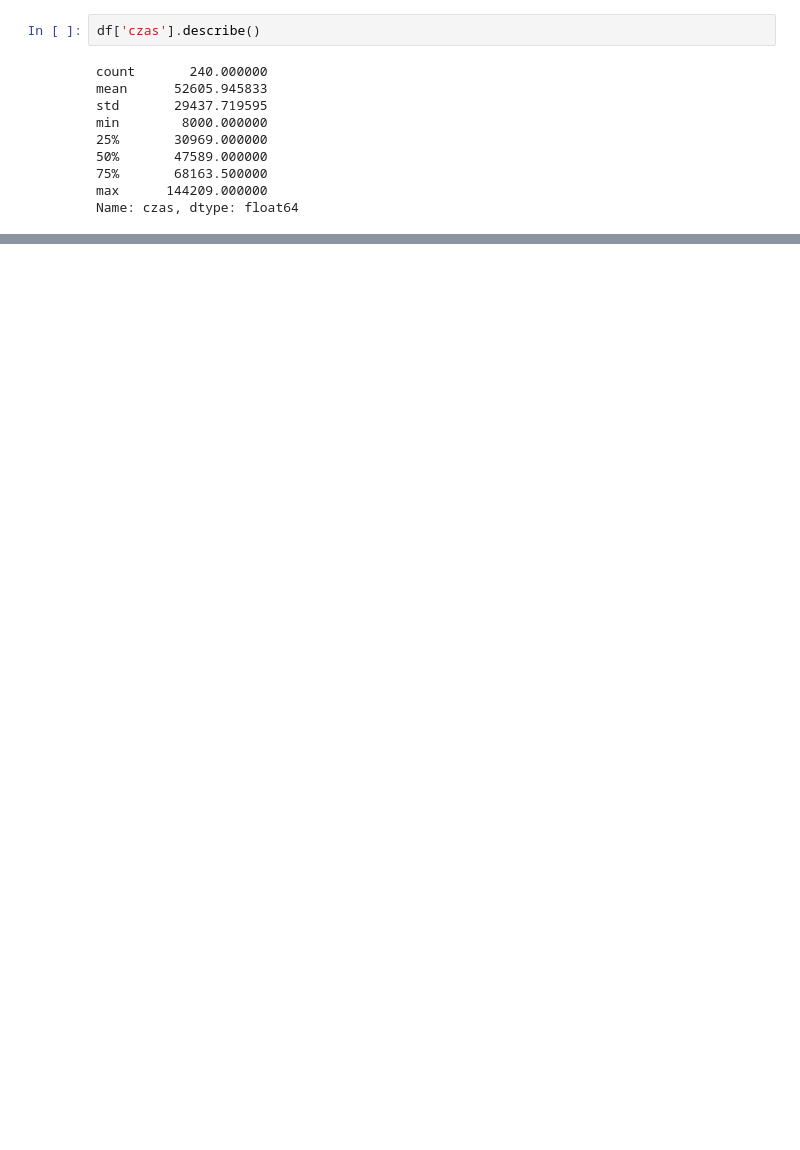
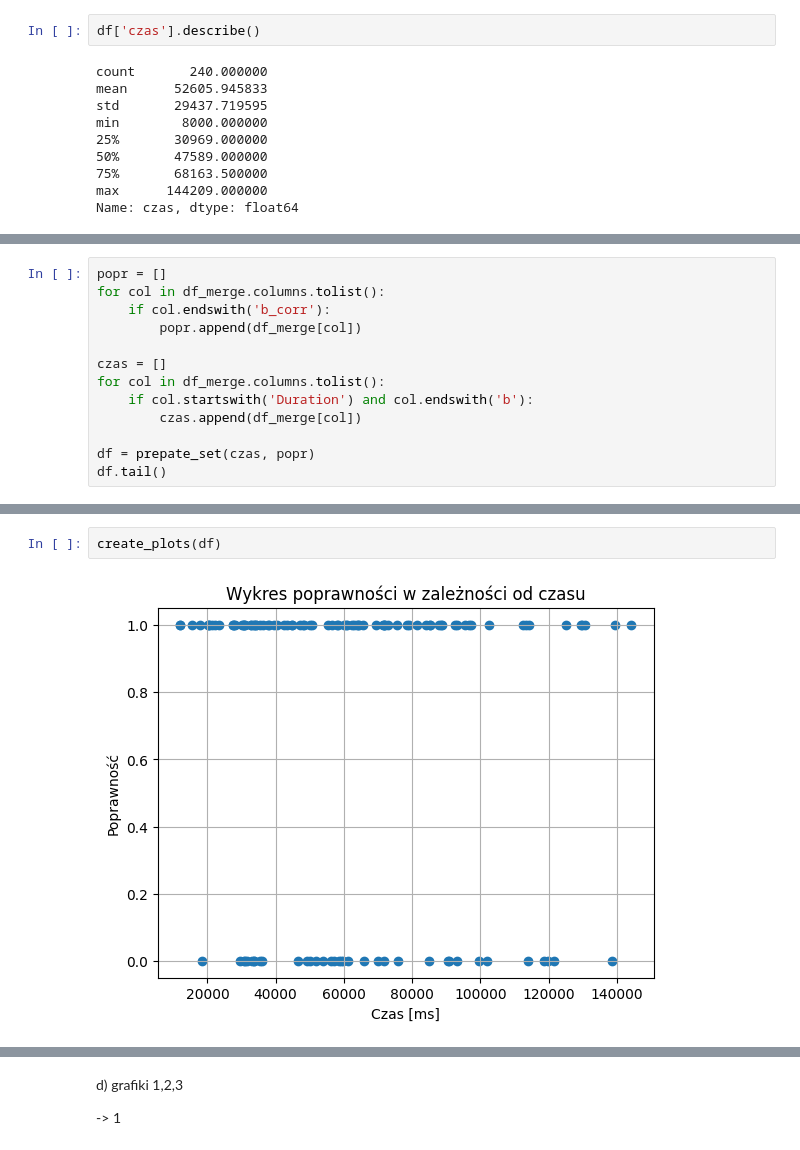
Before and after one commit to MartaSolarz/Master_thesis, a Jupyter notebook: statistical_tests/poprawnosc_vs_czas.ipynb, the cells around one changed output, grey strips where cells are left out. Cells and saved outputs as stored; diff of their text form; blank space fills up the shorter version.

```diff
--- a/statistical_tests/poprawnosc_vs_czas.ipynb
+++ b/statistical_tests/poprawnosc_vs_czas.ipynb
@@ -116,0 +242,13 @@ Name: czas, dtype: float64
+# %%
+popr = []
+for col in df_merge.columns.tolist():
+    if col.endswith('b_corr'):
+        popr.append(df_merge[col])
+
+czas = []
+for col in df_merge.columns.tolist():
+    if col.startswith('Duration') and col.endswith('b'):
+        czas.append(df_merge[col])
+
+df = prepate_set(czas, popr)
+df.tail()
@@ -116,0 +282,4 @@ Name: czas, dtype: float64
+# %%
+create_plots(df)
+# %% [output]
+[figure, added]
@@ -116,0 +289,4 @@ Name: czas, dtype: float64
+# %% [markdown]
+d) grafiki 1,2,3
+
+-> 1
```
Also changed, not shown: parts of 39 cells of this notebook, 1 other file.
